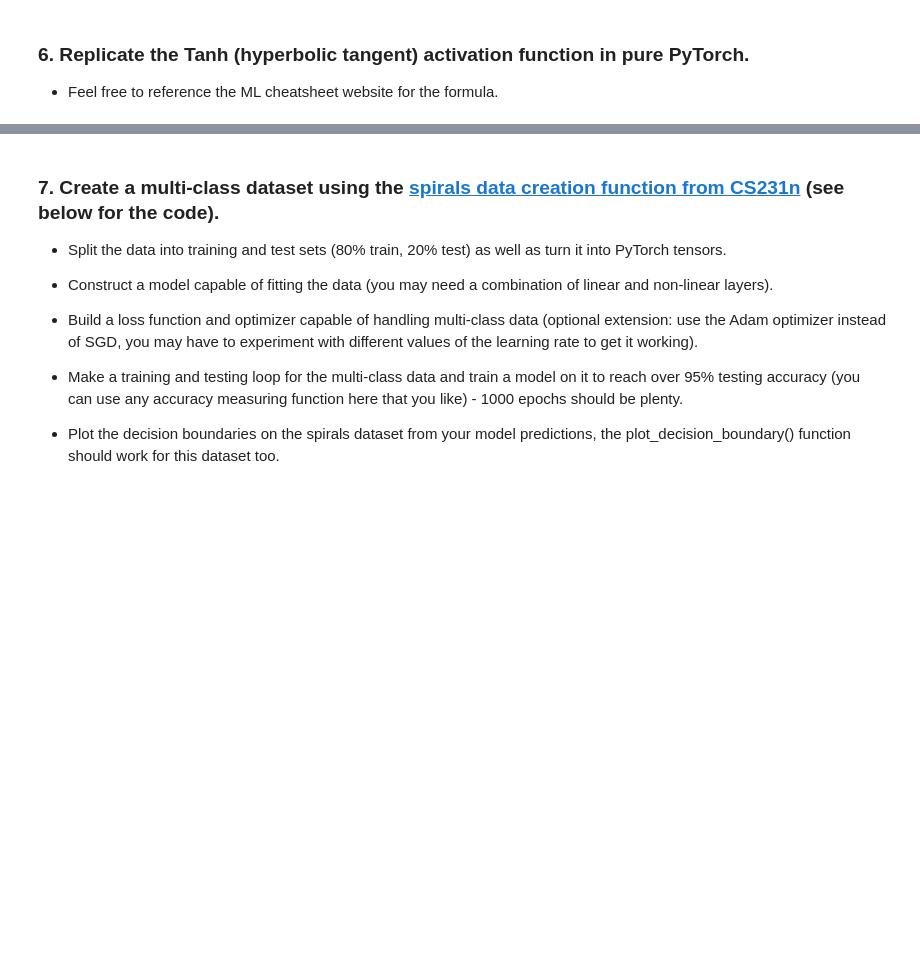
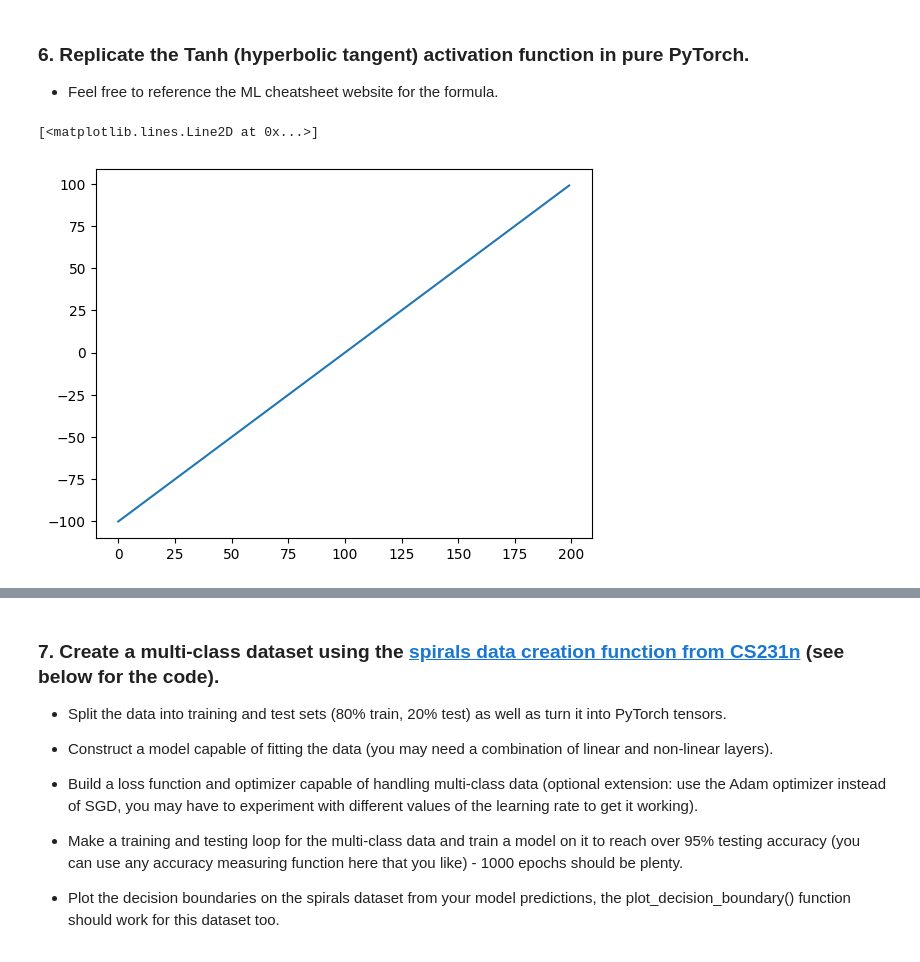
Before and after one commit to Liangsx2020/PyTorch-Learn--Zero-to-Master-, a Jupyter notebook: 02_PyTorch_Neural_Network_Classification/Exercises.ipynb, the cells around one changed output, grey strips where cells are left out. Cells and saved outputs as stored; diff of their text form; code cells hidden in the pictures; blank space fills up the shorter version.

```diff
--- a/02_PyTorch_Neural_Network_Classification/Exercises.ipynb
+++ b/02_PyTorch_Neural_Network_Classification/Exercises.ipynb
@@ -331,3 +331,9 @@ plot_decision_boundary(model_0, X_test, y_test)
 ### 6. Replicate the Tanh (hyperbolic tangent) activation function in pure PyTorch.
 
 - Feel free to reference the ML cheatsheet website for the formula.
+# %%
+tensor_A = torch.arange(-100, 100, 1)
+plt.plot(tensor_A)
+# %% [output]
+[<matplotlib.lines.Line2D at 0x...>]
+[figure, added]
```
Also changed, not shown: parts of 2 cells of this notebook, 9 other files.
